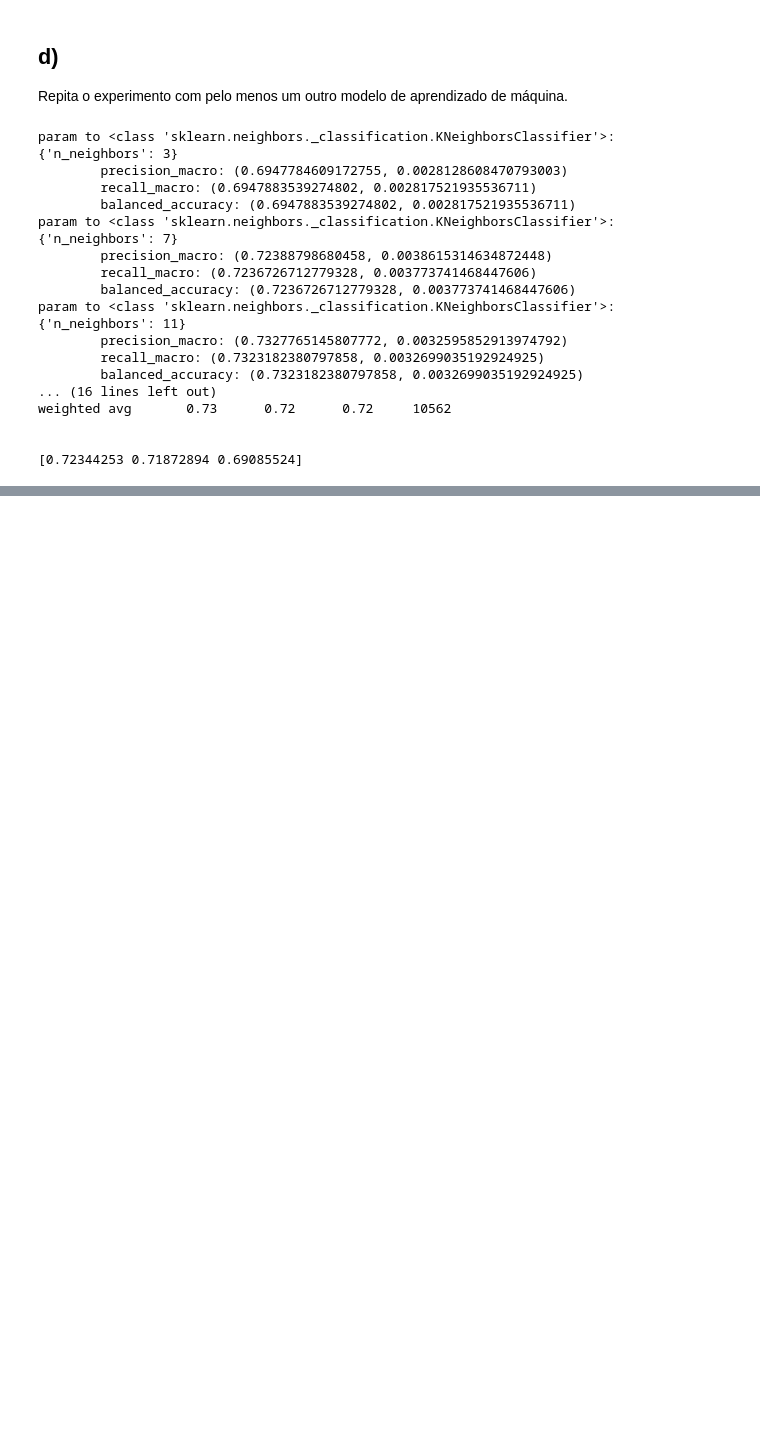
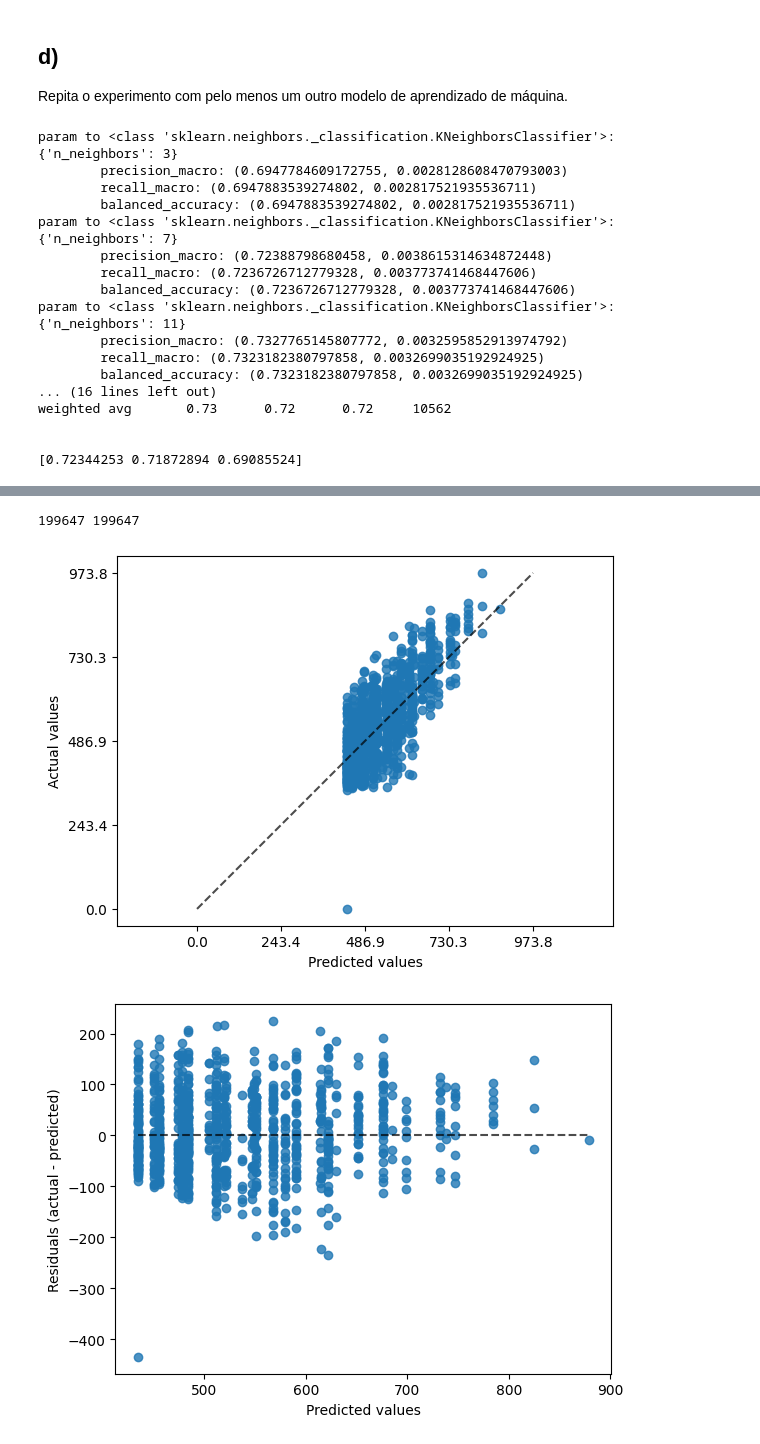
Before and after one commit to denielfer/Micro_dados_enem-2022, a Jupyter notebook: ML.ipynb, the cells around one changed output, grey strips where cells are left out. Saved outputs shown, nothing was run; the diff lists cells and outputs as text; code cells hidden in the pictures; blank space fills up the shorter version.

```diff
--- a/ML.ipynb
+++ b/ML.ipynb
@@ -468,0 +532,27 @@ weighted avg       0.73      0.72      0.72     10562
+# %%
+import numpy as np
+from sklearn.tree import DecisionTreeRegressor, plot_tree, export_text
+import matplotlib.pyplot as plt
+
+
+# Quebre em varios testes
+
+X = get_db(colunas, _db)
+y = get_db(["NU_NOTA_MT"],_db)["NU_NOTA_MT"].tolist()
+print(len(X),len(y))
+
+treereg = DecisionTreeRegressor(max_depth=5)
+
+treereg.fit(X, y)
+
+ypred = treereg.predict(X)
+
+from sklearn.metrics import PredictionErrorDisplay
+
+display = PredictionErrorDisplay.from_predictions(y_true=y, y_pred=ypred, kind="actual_vs_predicted")
+display.plot()
+plt.show()
+# %% [output]
+199647 199647
+[figure, added]
+[figure, added]
```
Also changed, not shown: parts of 14 cells of this notebook.
